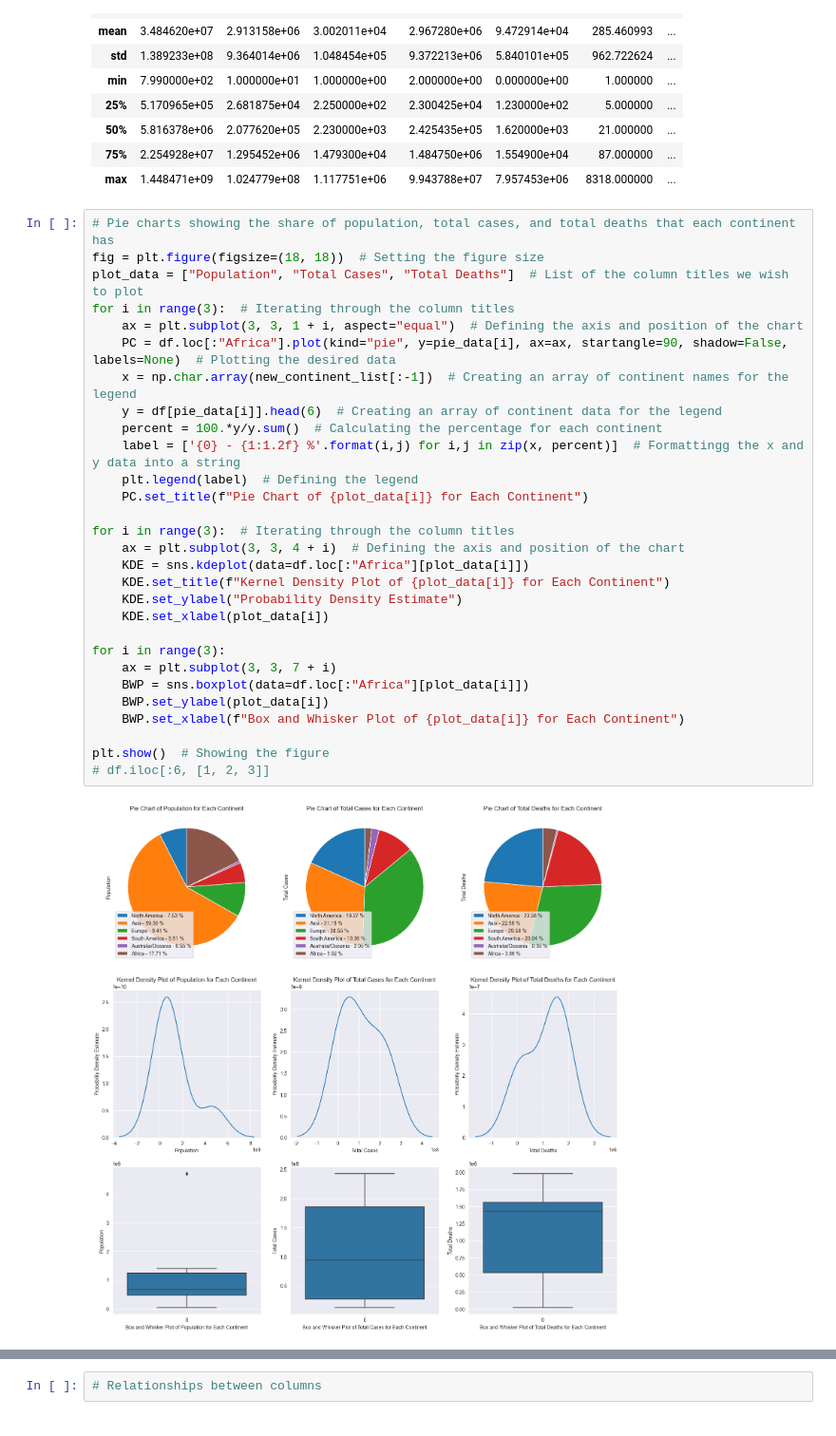
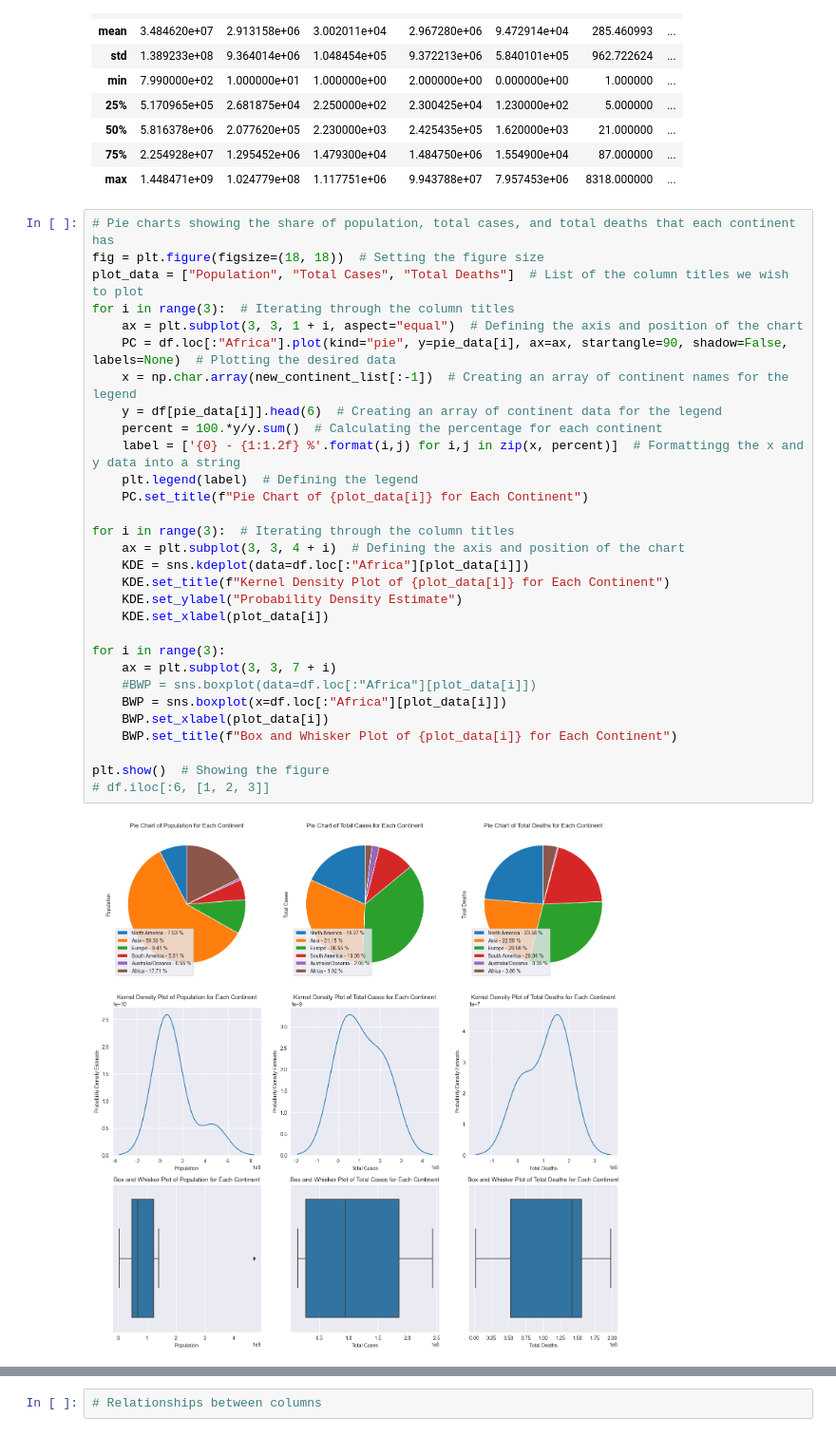
Before and after one commit to MJ-Peters/SDPA-Coursework, a Jupyter notebook: Data Analysis.ipynb, the cells around one changed output, grey strips where cells are left out. Shown: that part at 95% size. Saved outputs shown, nothing was run; the diff lists cells and outputs as text.

```diff
--- a/Data Analysis.ipynb
+++ b/Data Analysis.ipynb
@@ -166,31 +166,32 @@ df.loc["USA":].describe()  # Dont want continent totals included as these are ju
 # %%
 # Pie charts showing the share of population, total cases, and total deaths that each continent has
 fig = plt.figure(figsize=(18, 18))  # Setting the figure size
 plot_data = ["Population", "Total Cases", "Total Deaths"]  # List of the column titles we wish to plot
 for i in range(3):  # Iterating through the column titles
     ax = plt.subplot(3, 3, 1 + i, aspect="equal")  # Defining the axis and position of the chart
     PC = df.loc[:"Africa"].plot(kind="pie", y=pie_data[i], ax=ax, startangle=90, shadow=False, labels=None)  # Plotting the desired data
     x = np.char.array(new_continent_list[:-1])  # Creating an array of continent names for the legend
     y = df[pie_data[i]].head(6)  # Creating an array of continent data for the legend
     percent = 100.*y/y.sum()  # Calculating the percentage for each continent
     label = ['{0} - {1:1.2f} %'.format(i,j) for i,j in zip(x, percent)]  # Formattingg the x and y data into a string
     plt.legend(label)  # Defining the legend
     PC.set_title(f"Pie Chart of {plot_data[i]} for Each Continent")
 
 for i in range(3):  # Iterating through the column titles
     ax = plt.subplot(3, 3, 4 + i)  # Defining the axis and position of the chart
     KDE = sns.kdeplot(data=df.loc[:"Africa"][plot_data[i]])
     KDE.set_title(f"Kernel Density Plot of {plot_data[i]} for Each Continent")
     KDE.set_ylabel("Probability Density Estimate")
     KDE.set_xlabel(plot_data[i])
 
 for i in range(3):
     ax = plt.subplot(3, 3, 7 + i)
-    BWP = sns.boxplot(data=df.loc[:"Africa"][plot_data[i]])
-    BWP.set_ylabel(plot_data[i])
-    BWP.set_xlabel(f"Box and Whisker Plot of {plot_data[i]} for Each Continent")
+    #BWP = sns.boxplot(data=df.loc[:"Africa"][plot_data[i]])
+    BWP = sns.boxplot(x=df.loc[:"Africa"][plot_data[i]])
+    BWP.set_xlabel(plot_data[i])
+    BWP.set_title(f"Box and Whisker Plot of {plot_data[i]} for Each Continent")
 
 plt.show()  # Showing the figure
 # df.iloc[:6, [1, 2, 3]]
 # %% [output]
-[figure, old version]
+[figure, new version]
```
Also changed, not shown: parts of 3 cells of this notebook.
